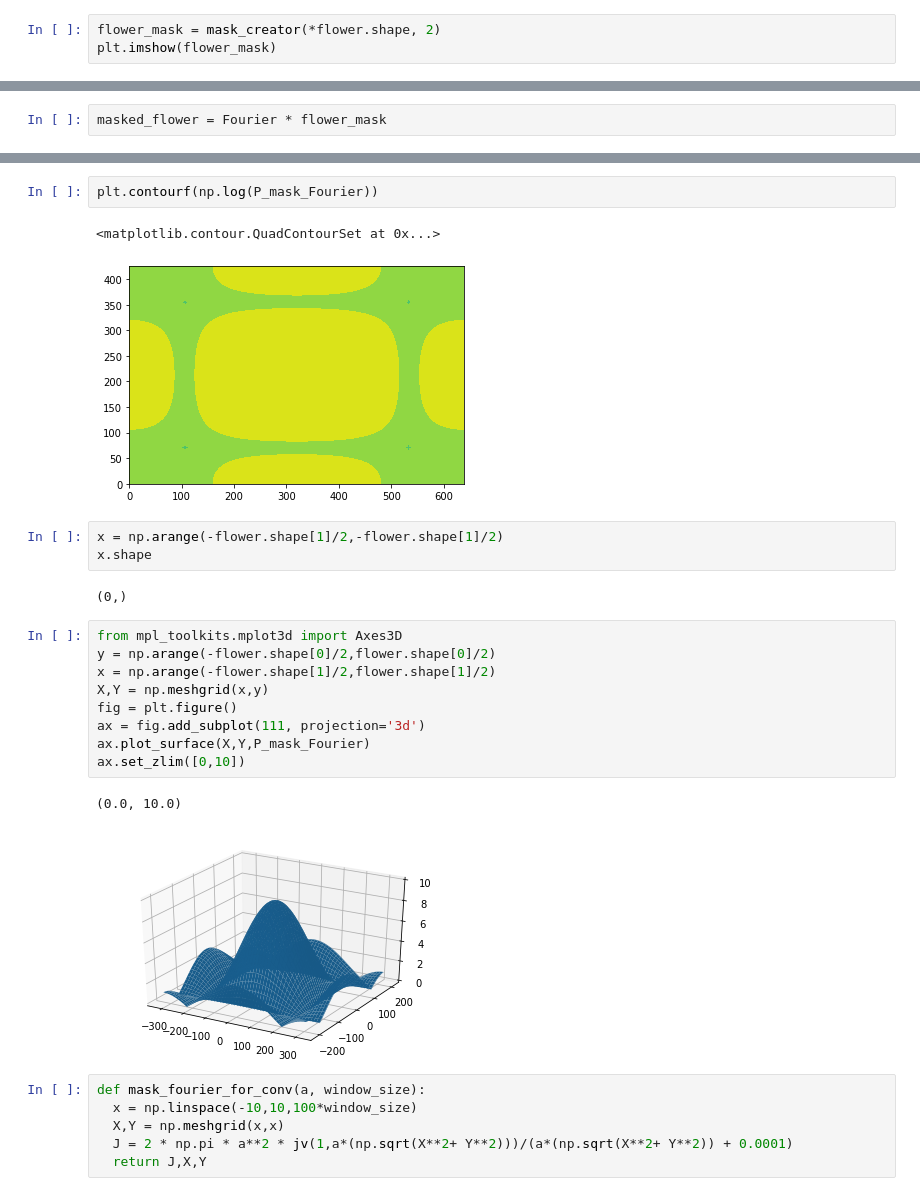
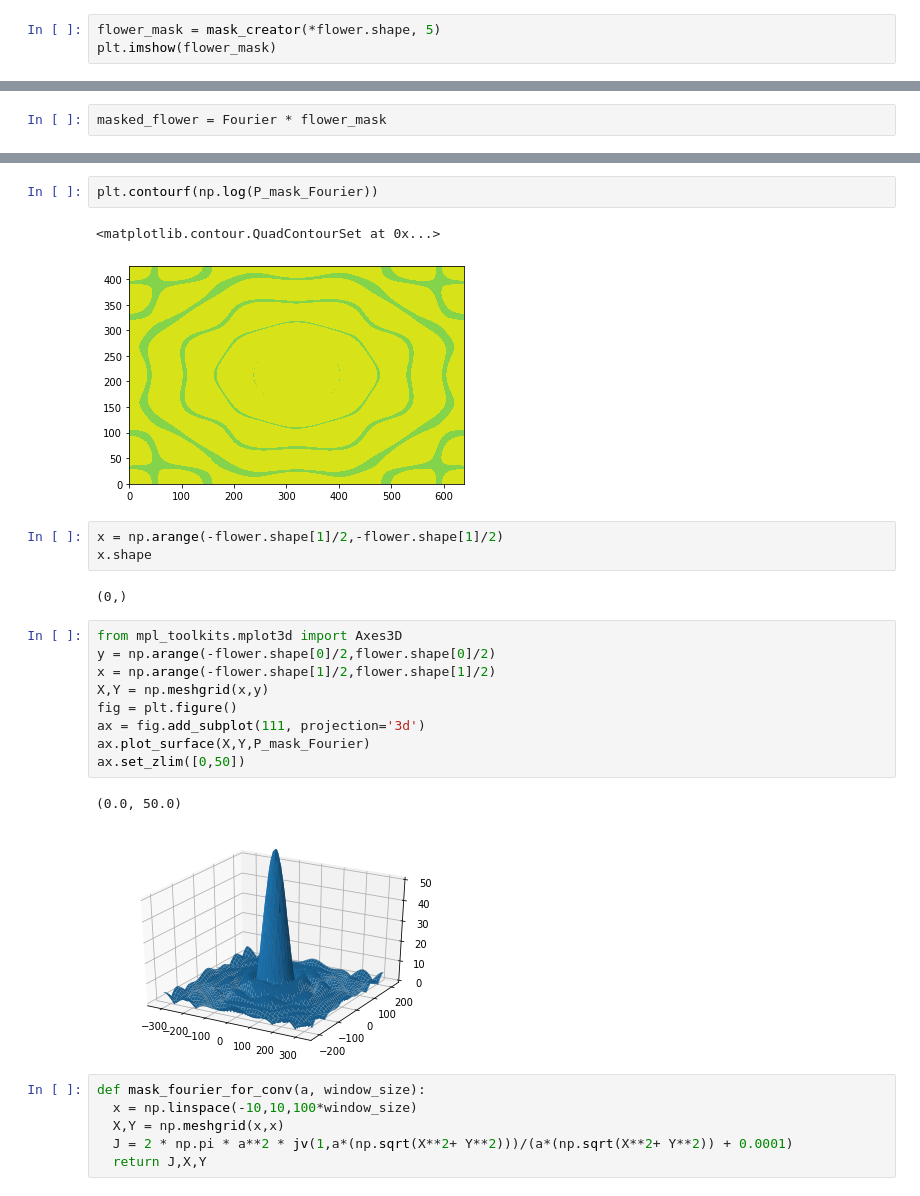
Before and after one commit to alifele/Bioinformatics, a Jupyter notebook: Fourier_Sixth_attempt.ipynb, the cells around one changed output, grey strips where cells are left out. Drawn from its saved outputs; the diff is of its cells as text.

```diff
--- a/Fourier_Sixth_attempt.ipynb
+++ b/Fourier_Sixth_attempt.ipynb
@@ -65,7 +65,7 @@ def mask_creator(height, width, r): #heigth, width
 
   return mask
 # %%
-flower_mask = mask_creator(*flower.shape, 2)
+flower_mask = mask_creator(*flower.shape, 5)
 plt.imshow(flower_mask)
 # %% [output]
 <matplotlib.image.AxesImage at 0x...>
@@ -98,7 +98,7 @@ plt.colorbar()
 plt.contourf(np.log(P_mask_Fourier))
 # %% [output]
 <matplotlib.contour.QuadContourSet at 0x...>
-[figure, old version]
+[figure, new version]
 # %%
 x = np.arange(-flower.shape[1]/2,-flower.shape[1]/2)
 x.shape
@@ -107,15 +107,15 @@ x.shape
 # %%
 from mpl_toolkits.mplot3d import Axes3D
 y = np.arange(-flower.shape[0]/2,flower.shape[0]/2)
 x = np.arange(-flower.shape[1]/2,flower.shape[1]/2)
 X,Y = np.meshgrid(x,y)
 fig = plt.figure()
 ax = fig.add_subplot(111, projection='3d')
 ax.plot_surface(X,Y,P_mask_Fourier)
-ax.set_zlim([0,10])
+ax.set_zlim([0,50])
 # %% [output]
-(0.0, 10.0)
+(0.0, 50.0)
-[figure, old version]
+[figure, new version]
 # %%
 def mask_fourier_for_conv(a, window_size):
   x = np.linspace(-10,10,100*window_size)
```
Also changed, not shown: parts of 7 cells of this notebook.
